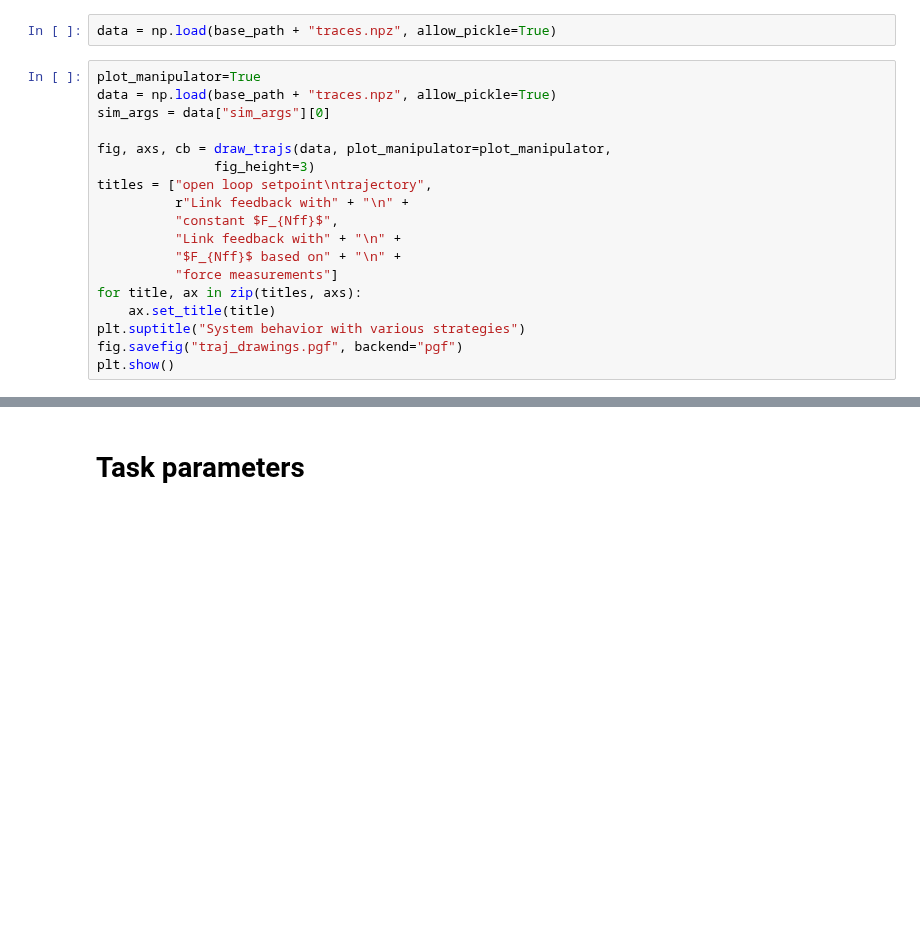
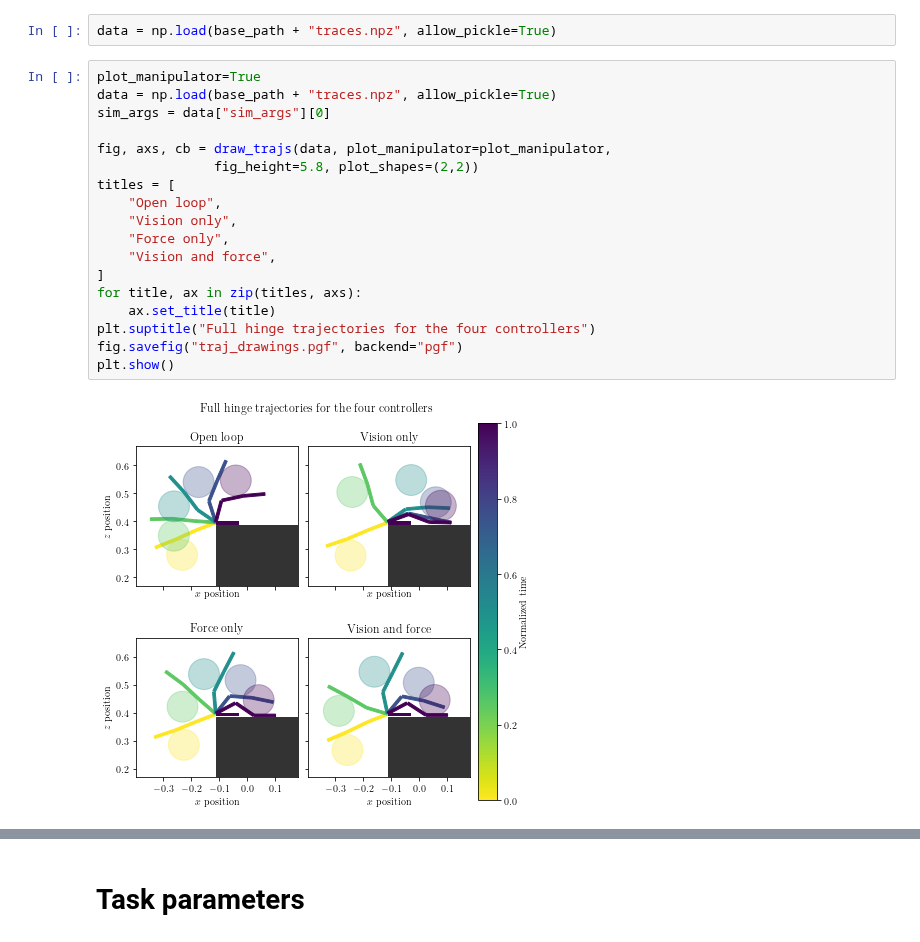
Before and after one commit to daniwhite/PaperManipulation, a Jupyter notebook: sweeps_plotter.ipynb, the cells around one changed output, grey strips where cells are left out. Drawn from its saved outputs; the diff is of its cells as text; blank space fills up the shorter version.

```diff
--- a/sweeps_plotter.ipynb
+++ b/sweeps_plotter.ipynb
@@ -176,21 +195,23 @@ data = np.load(base_path + "traces.npz", allow_pickle=True)
 # %%
 plot_manipulator=True
 data = np.load(base_path + "traces.npz", allow_pickle=True)
 sim_args = data["sim_args"][0]
 
 fig, axs, cb = draw_trajs(data, plot_manipulator=plot_manipulator,
-               fig_height=3)
-titles = ["open loop setpoint\ntrajectory",
-          r"Link feedback with" + "\n" +
-          "constant $F_{Nff}$",
-          "Link feedback with" + "\n" +
-          "$F_{Nff}$ based on" + "\n" +
-          "force measurements"]
+               fig_height=5.8, plot_shapes=(2,2))
+titles = [
+    "Open loop",
+    "Vision only",
+    "Force only",
+    "Vision and force",
+]
 for title, ax in zip(titles, axs):
     ax.set_title(title)
-plt.suptitle("System behavior with various strategies")
+plt.suptitle("Full hinge trajectories for the four controllers")
 fig.savefig("traj_drawings.pgf", backend="pgf")
 plt.show()
+# %% [output]
+[figure, added]
 # %%
 fig, axs = plt.subplots(1, 1, figsize=(6,4), constrained_layout=True)
 colors = [open_loop_color, vision_only_color, vision_and_force_color]
```
Also changed, not shown: parts of 25 cells of this notebook, 33 other files.
